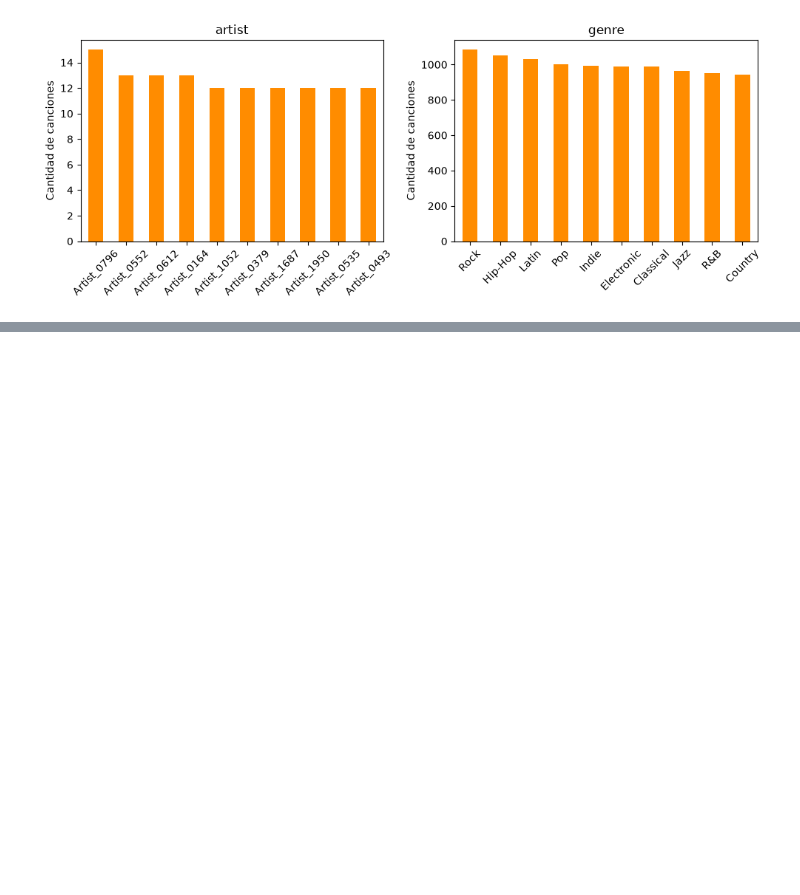
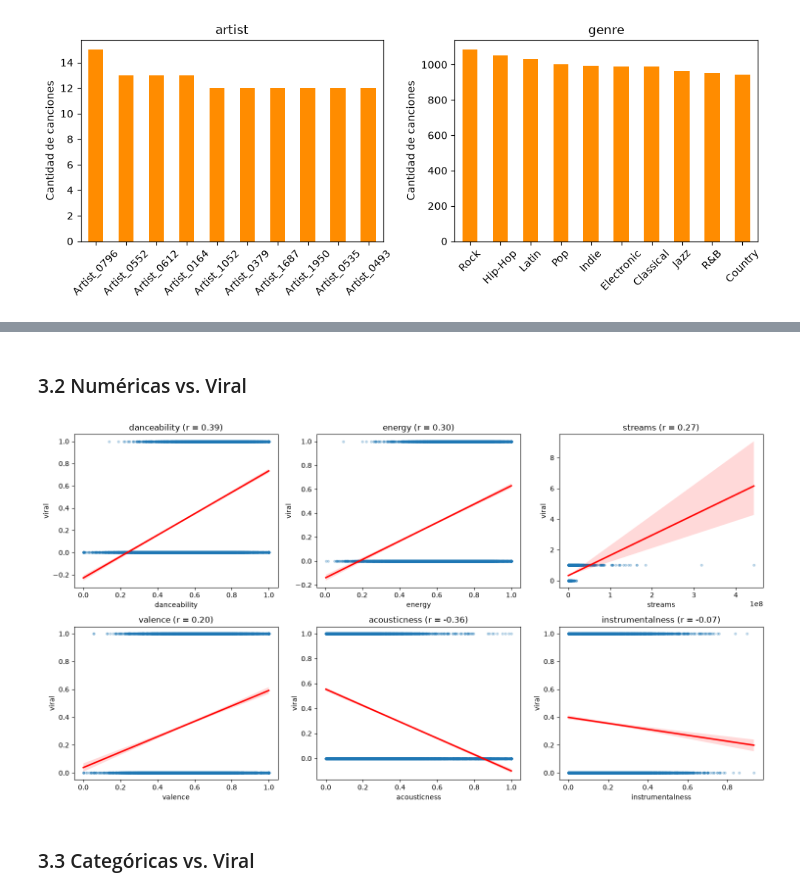
Before and after one commit to luisjoarmenta-png/proyecto_profundizacion, a Jupyter notebook: data/raw/Dataset.ipynb, the cells around one changed output, grey strips where cells are left out. Drawn from its saved outputs; the diff is of its cells as text; code cells hidden in the pictures; blank space fills up the shorter version.

```diff
--- a/data/raw/Dataset.ipynb
+++ b/data/raw/Dataset.ipynb
@@ -157,0 +178,15 @@ plt.show()
+# %% [markdown]
+### 3.2 Numéricas vs. Viral
+# %%
+fig, axes = plt.subplots(2, 3, figsize=(15, 8))
+
+for ax, col in zip(axes.ravel(), ["danceability", "energy", "streams", "valence", "acousticness", "instrumentalness"]):
+    sns.regplot(data=df, x=col, y="viral", ax=ax, scatter_kws={"alpha": 0.25, "s": 10}, line_kws={"color": "red"})
+    ax.set(title=f"{col} (r = {df[col].corr(df['viral']):.2f})")
+
+plt.tight_layout()
+plt.show()
+# %% [output]
+[figure, added]
+# %% [markdown]
+### 3.3 Categóricas vs. Viral
```
Also changed, not shown: parts of 4 cells of this notebook.
